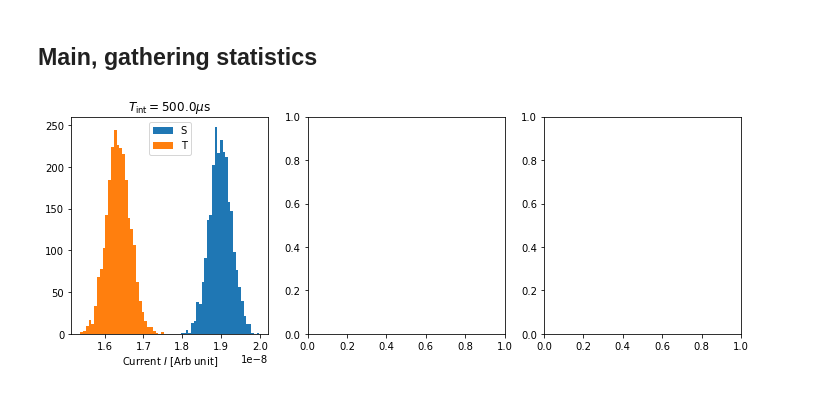
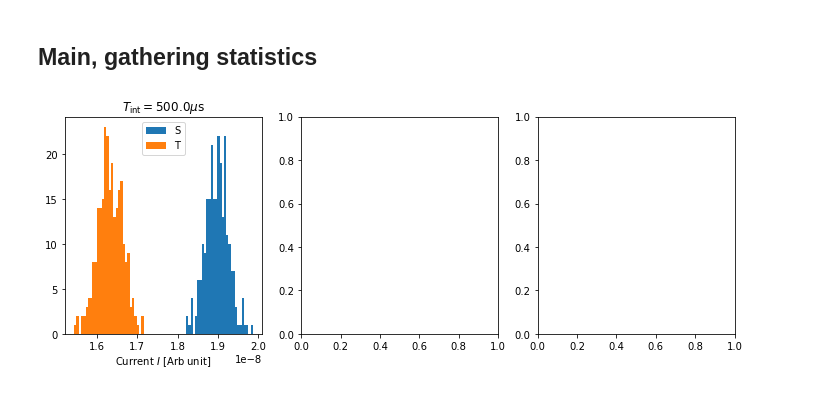
Before and after one commit to quantumJAK/Bayesian-measurment, a Jupyter notebook: Code/Reflectometry signal.ipynb, the cells around one changed output. Cells and saved outputs as stored; diff of their text form; code cells hidden in the pictures.

```diff
--- a/Code/Reflectometry signal.ipynb
+++ b/Code/Reflectometry signal.ipynb
@@ -179,8 +179,8 @@ The final ingredient is the low-pass filter, which we realise by applying the mo
 def lowpass(x, N):
     return np.convolve(x, np.ones((N,))/N, mode='same')
 
-def modulate(x, w):
-    return x*np.sin(w*times)
+def modulate(x, w, phi=0):
+    return x*np.sin(w*times+phi)
 
 
 colors = ["r","g"]
@@ -272,34 +272,34 @@ noise = OU_process(sig = 10, tc = 1e-7)
 sd = sensor_dot(dmu = 4, gmax=1e-6, T=100, dE = 1e3)
 
 
-N = 5000 #number of shots
+N = 500 #number of shots
 
 def get_I(times, s):
     return np.sum(s)*(times[1]-times[0])
 # %%
 
 
 Tfs = [50*1e-5]
 fig,ax = plt.subplots(1,3, figsize=(12,4))
 for tn,Tf in enumerate(Tfs):
     Is = []
     Qs = []
     bits =  []
     ax[tn].set_title(r"$T_\mathrm{int} = "+str(round(Tf*1e6,3))+"\mu$s")
     times = np.linspace(0,Tf,1001) #10us
     for n in range(N):
         bit = np.random.randint(0,2)
         r = RLC_solution(Lc, Cp, sd, times, noise, A=1, bit=bit)
-        i = lowpass(modulate(i, w, phi = 0), 5000)
-        q = lowpass(modulate(i, w, phi = np.pi/2), 5000)
+        i = lowpass(modulate(r, w, phi = 0), 5000)
+        q = lowpass(modulate(r, w, phi = np.pi/2), 5000)
         Is.append(get_I(times, i))
         Qs.append(get_I(times, q))
         bits.append(bit)
     bits = np.array(bits)
     Is = np.array(Is)
     ax[tn].hist(Is[bits==0], bins = 30,  label="S")
     ax[tn].hist(Is[bits==1], bins = 30, label = "T")
     ax[tn].set_xlabel("Current $I$ [Arb unit]")
     ax[tn].legend()
 # %% [output]
-[figure, old version]
+[figure, new version]
```
Also changed, not shown: parts of 3 cells of this notebook, 11 other files.
